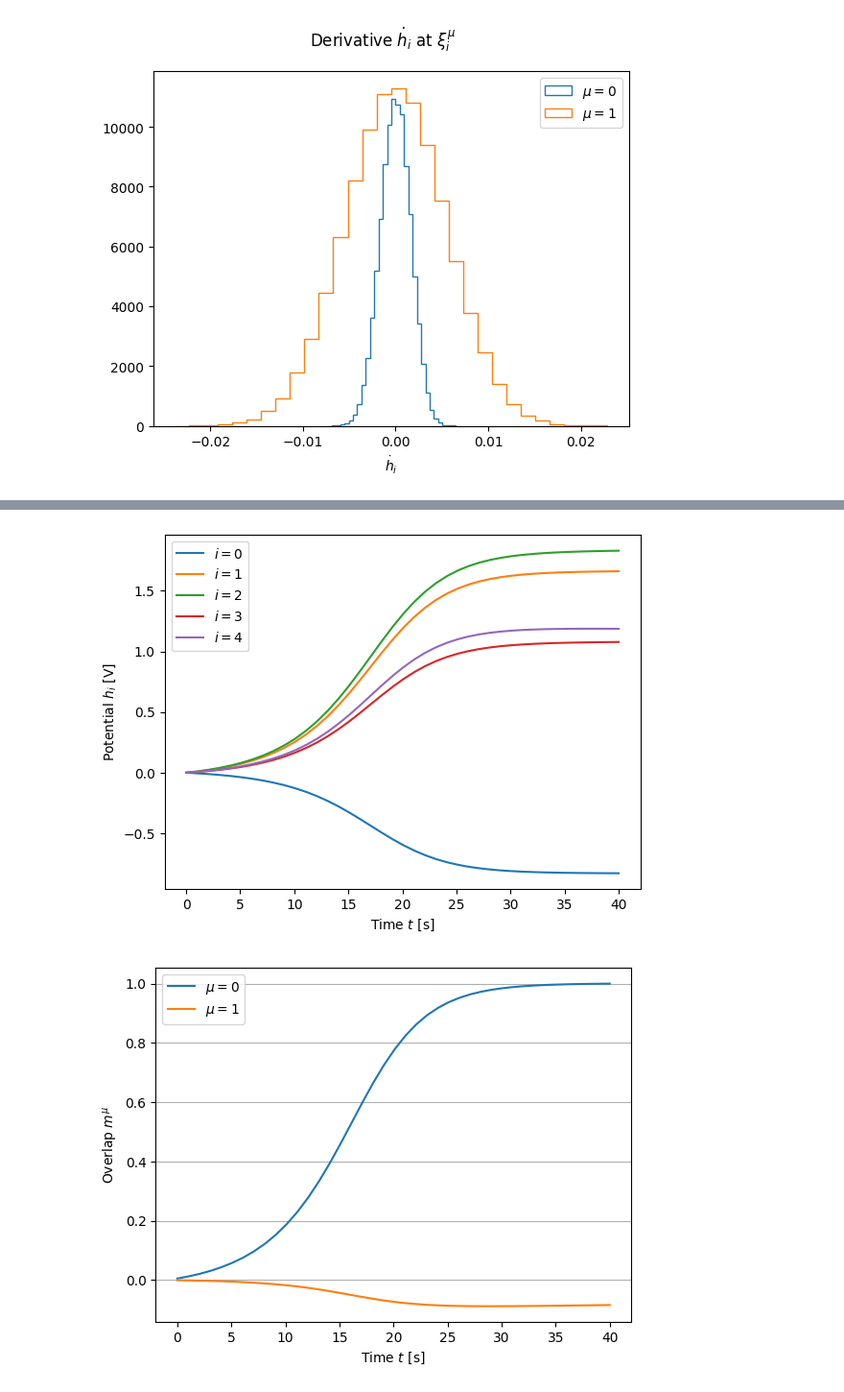
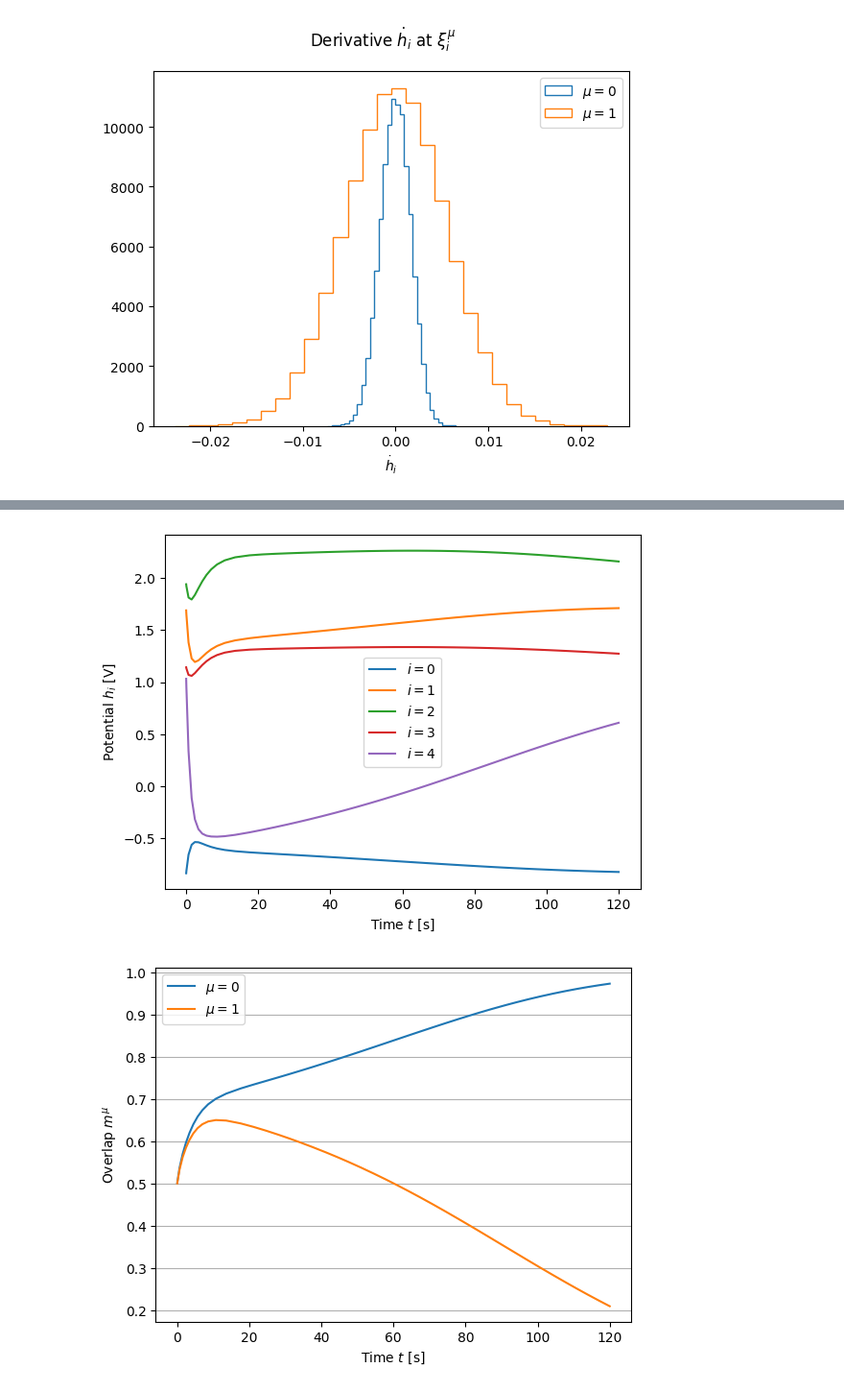
Before and after one commit to ninivert/lcnthesis, a Jupyter notebook: notebooks/embedding_d=2.ipynb, the cells around one changed output, grey strips where cells are left out. Shown at 96% size. Drawn from its saved outputs; the diff is of its cells as text; code cells hidden in the pictures.

```diff
--- a/notebooks/embedding_d=2.ipynb
+++ b/notebooks/embedding_d=2.ipynb
@@ -42,6 +45,9 @@ res = rnn.simulate_h(np.zeros(rnn.N), (0, 40), dt_max=1, progress=True)
-# %%
-plot_neuron_trajectory(res);
-plot_overlap_trajectory(rnn, res);
-# %% [output]
-[figure, removed]
-[figure, removed]
+# %%
+# half neurons in pattern 0, half neurons in pattern 1
+res = rnn.simulate_h(np.concatenate([rnn.F[:rnn.N//2, 0], rnn.F[rnn.N//2:, 1]]), (0, 120), dt_max=5, progress=True)
+plot_neuron_trajectory(res);
+plot_overlap_trajectory(rnn, res);
+# hypothesis : mu = 0 "wins" because its dh(xi) histogram is a lot tighter
+# %% [output]
+[figure, added]
+[figure, added]
```
Also changed, not shown: parts of 6 cells of this notebook, 1 other file.
